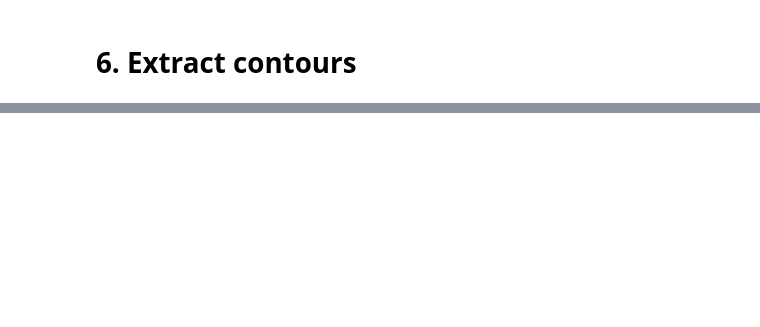
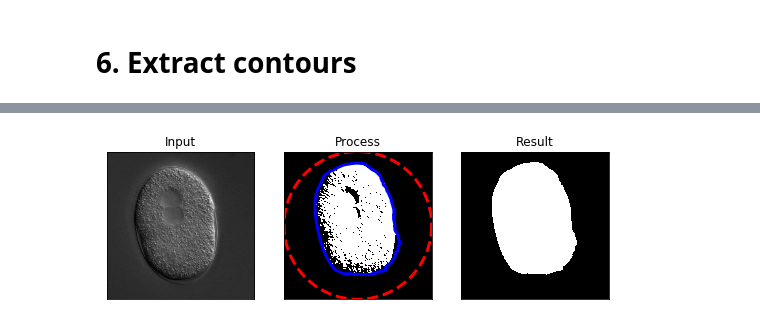
Before and after one commit to openssbd/SSBD-OMERO-API, a Jupyter notebook: Image Processing using SSBD-OMERO API.ipynb, the cells around one changed output, grey strips where cells are left out. Cells and saved outputs as stored; diff of their text form; code cells hidden in the pictures; blank space fills up the shorter version.

Commit message:
add snakes

```diff
--- a/Image Processing using SSBD-OMERO API.ipynb
+++ b/Image Processing using SSBD-OMERO API.ipynb
@@ -222,0 +204,42 @@ print (pt, vec)
+# %%
+h = metadata['size']['height']
+w = metadata['size']['width']
+
+s = np.linspace(0, 2*np.pi, 300)
+x = int(w/2)+int(w/2)*np.cos(s)
+y = int(h/2)+int(h/2)*np.sin(s)
+init = np.array([x, y]).T
+
+snake = active_contour(cv_img3, init, alpha=0.01, beta=2, gamma=0.001)
+#snake = active_contour(cv_img3, init, alpha=0.04, beta=2, gamma=0.001)
+
+c = []
+for s in snake:
+    c.append([[s[0], s[1]]])
+contour = np.array(c, dtype=np.int32) # float -> int
+#print ("snake.shape", snake.shape)
+#print ("contour.shape", contour.shape)
+
+cv_img4 = cv2.fillConvexPoly(np.zeros(size, dtype=np.uint8), contour, (255,255,255))
+
+fig, (ax0, ax1, ax2) = plt.subplots(ncols=3, figsize=(9, 3))
+ax0.imshow(cv_img1, cmap=plt.cm.gray)
+ax0.set_xticks([])
+ax0.set_yticks([])
+ax0.set_title("Input")
+ax0.axis([0, cv_img1.shape[1], cv_img1.shape[0], 0])
+ax1.imshow(cv_img3, cmap=plt.cm.gray)
+ax1.plot(init[:, 0], init[:, 1], '--r', lw=3)
+ax1.plot(snake[:, 0], snake[:, 1], '-b', lw=3)
+ax1.set_xticks([])
+ax1.set_yticks([])
+ax1.set_title("Process")
+ax1.axis([0, cv_img3.shape[1], cv_img3.shape[0], 0])
+ax2.imshow(cv_img4, cmap=plt.cm.gray)
+ax2.set_xticks([])
+ax2.set_yticks([])
+ax2.set_title("Result")
+ax2.axis([0, cv_img4.shape[1], cv_img4.shape[0], 0])
+plt.savefig('result3.tiff')
+# %% [output]
+[figure, added]
```
Also changed, not shown: parts of 8 cells of this notebook, 1 other file.
